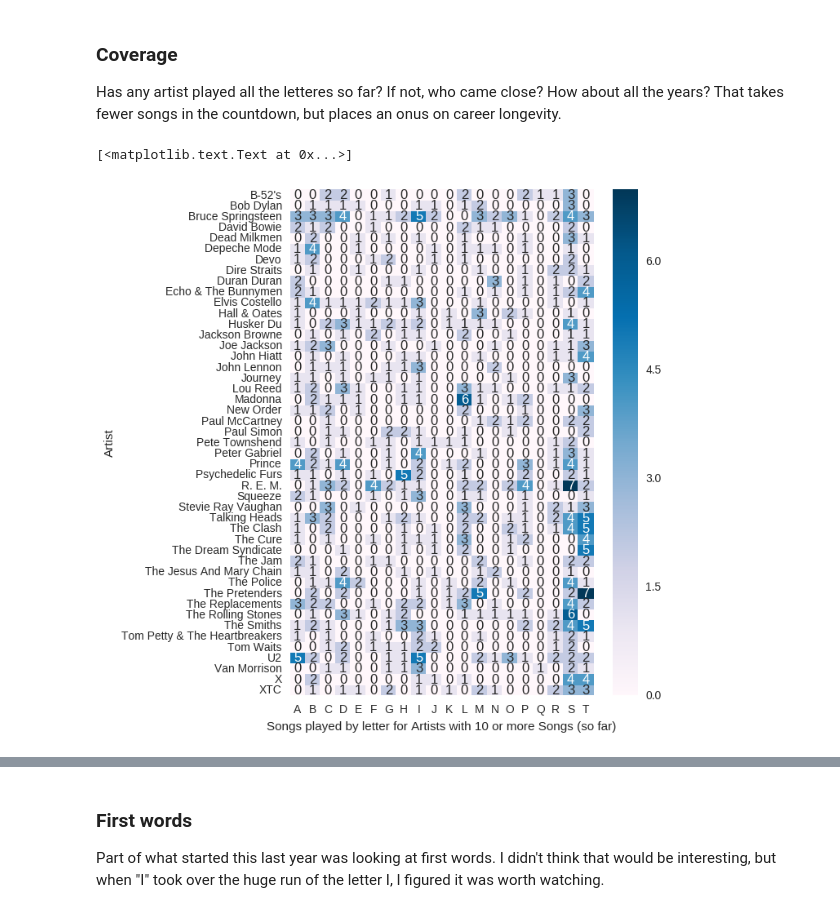
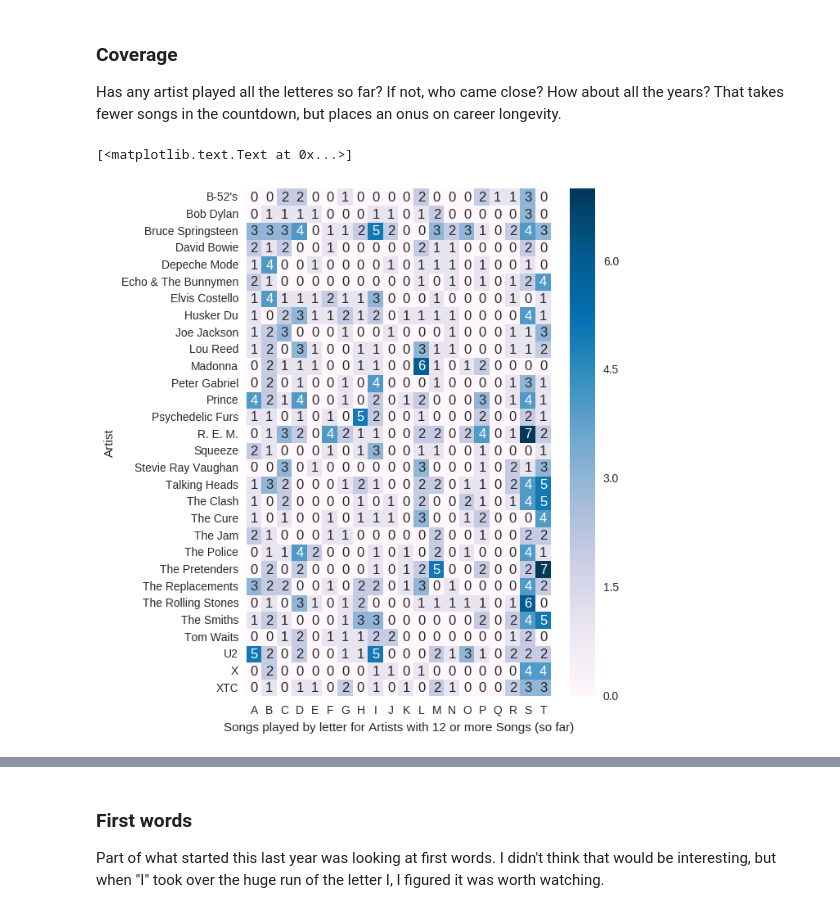
Before and after one commit to asudell/a2z, a Jupyter notebook: 80sA2Z.ipynb, the cells around one changed output, grey strips where cells are left out. Saved outputs shown, nothing was run; the diff lists cells and outputs as text; code cells hidden in the pictures.

```diff
--- a/80sA2Z.ipynb
+++ b/80sA2Z.ipynb
@@ -173,15 +173,15 @@ How about all the years?
 That takes fewer songs in the countdown,
 but places an onus on career longevity.
 # %%
-c = playlist[playlist.groupby('Artist')['Artist'].transform('size') >= 10]
+c = playlist[playlist.groupby('Artist')['Artist'].transform('size') >= 12]
 c = c.groupby(['Artist', 'Letter']).count()
 c.reset_index(level=[0,1], inplace=True)
 c = c.pivot('Artist', 'Letter', 'Title').fillna(0)
 f, ax = plt.subplots(figsize=(6, 8))
 sns.set_color_codes('pastel')
 ax = sns.heatmap(c, annot=True, cmap='PuBu')
-ax.set(xlabel="Songs played by letter for Artists with 10 or more Songs (so far)")
+ax.set(xlabel="Songs played by letter for Artists with 12 or more Songs (so far)")
 # %% [output]
 [<matplotlib.text.Text at 0x...>]
-[figure, old version]
+[figure, new version]
 # %%
```
Also changed, not shown: parts of 2 cells of this notebook.
